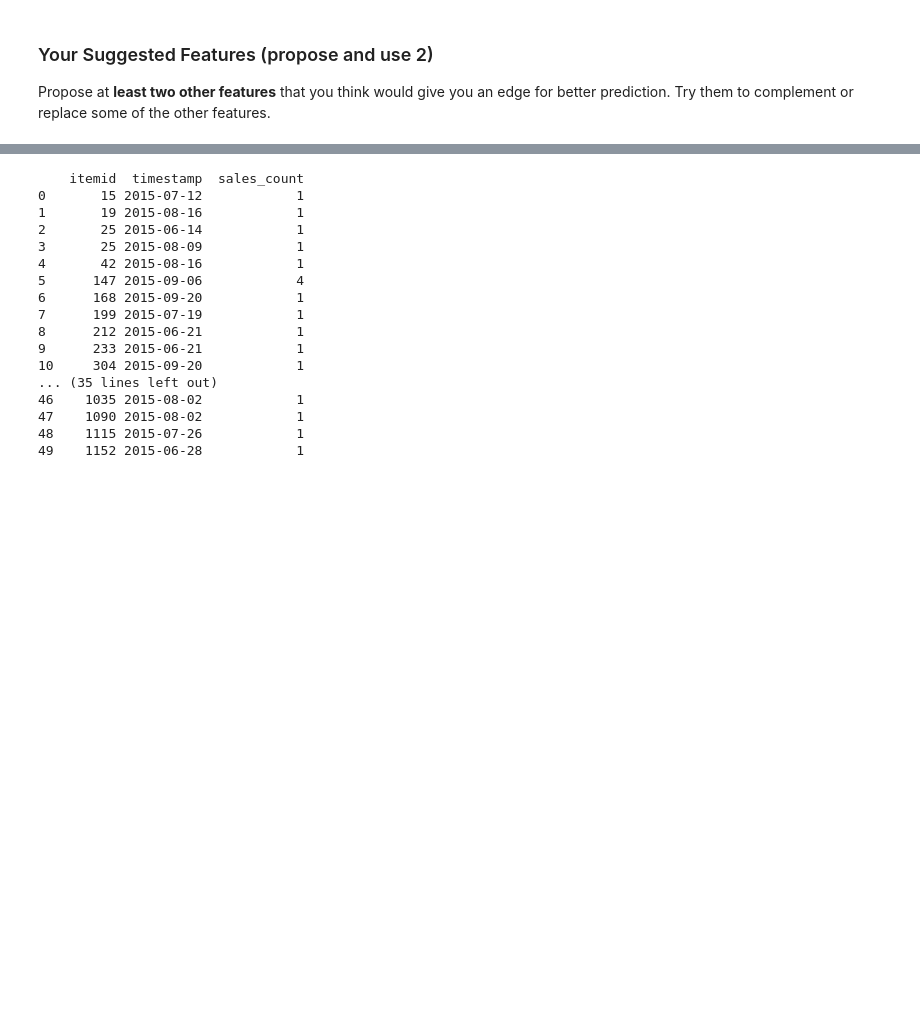
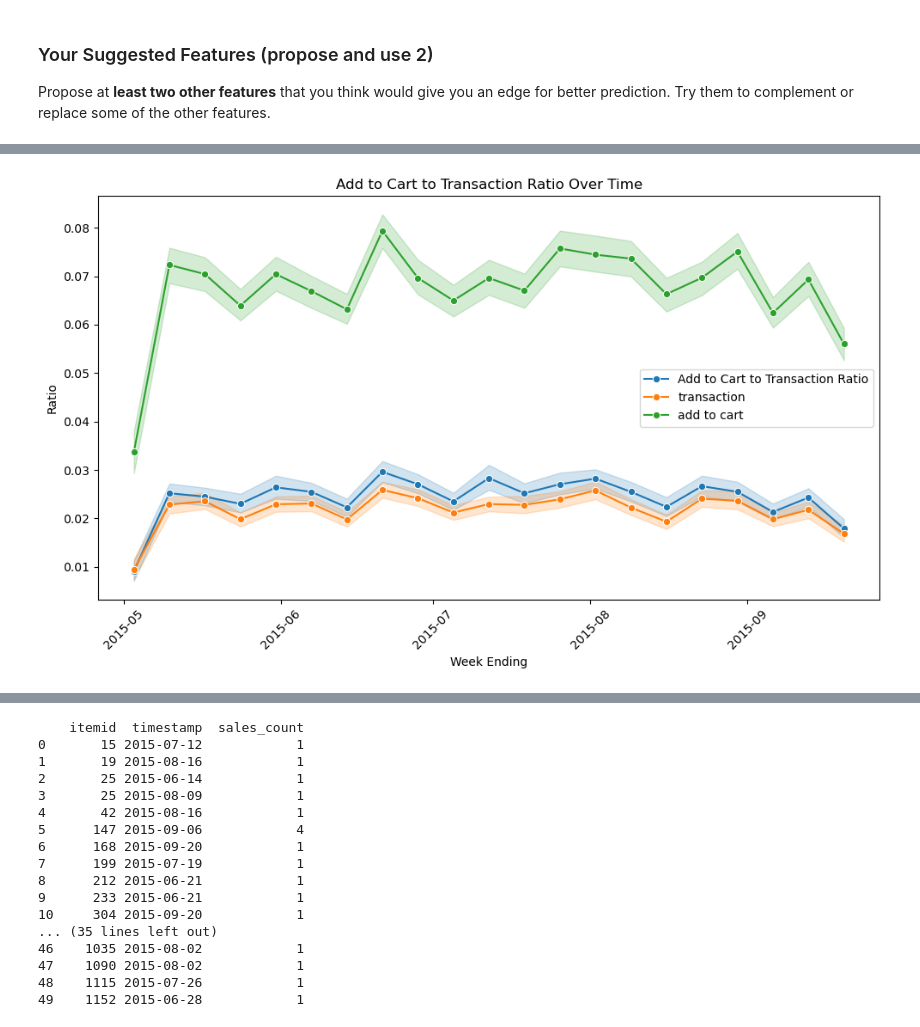
Before and after one commit to oliviasteeed/461A2, a Jupyter notebook: A2.ipynb, the cells around one changed output, grey strips where cells are left out. Cells and saved outputs as stored; diff of their text form; code cells hidden in the pictures; blank space fills up the shorter version.

```diff
--- a/A2.ipynb
+++ b/A2.ipynb
@@ -569,2 +805,14 @@ Propose at **least two other features** that you think would give you an edge fo
 # %%
-# code
+# calculate addtocart to transaction ratio for weekly_product_interactions
+
+# START [ChatGPT 4.o] "how would i calculate a ratio of how many times products have been added to the cart versus how many times they are purchased (addtocart/transaction)"
+
+weekly_product_interactions['addtocart_to_transaction_ratio'] = (
+    (weekly_product_interactions['addtocart'] / weekly_product_interactions['transaction']
+     .where(weekly_product_interactions['transaction'] != 0))
+    .fillna(0)
+)
+
+weekly_product_interactions.head(10)
+
+# END [ChatGPT 4.o]
@@ -570,0 +831,18 @@ Propose at **least two other features** that you think would give you an edge fo
+# %%
+# plot the addtocart to transaction ratio over time
+
+# START [CoPilot]
+plt.figure(figsize=(10, 6))
+sns.lineplot(data=weekly_product_interactions, x='timestamp', y='addtocart_to_transaction_ratio', label='Add to Cart to Transaction Ratio', marker='o')
+sns.lineplot(data=weekly_product_interactions, x='timestamp', y='transaction', label='transaction', marker='o')
+sns.lineplot(data=weekly_product_interactions, x='timestamp', y='addtocart', label='add to cart', marker='o')
+plt.title('Add to Cart to Transaction Ratio Over Time')
+plt.xlabel('Week Ending')
+plt.ylabel('Ratio')
+plt.xticks(rotation=45)
+plt.legend()
+plt.tight_layout()
+plt.show()
+# END [CoPilot]
+# %% [output]
+[figure, added]
```
Also changed, not shown: parts of 55 cells of this notebook.
